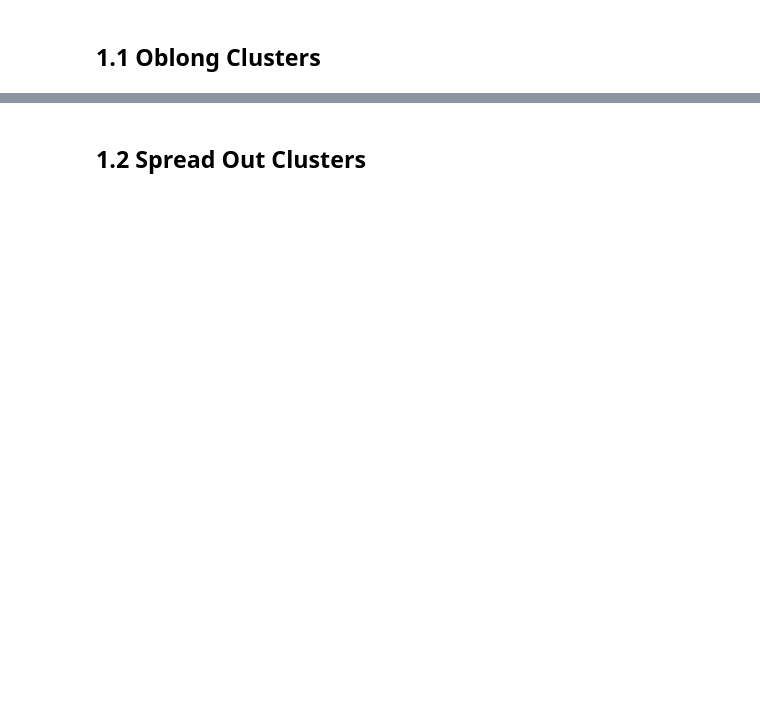
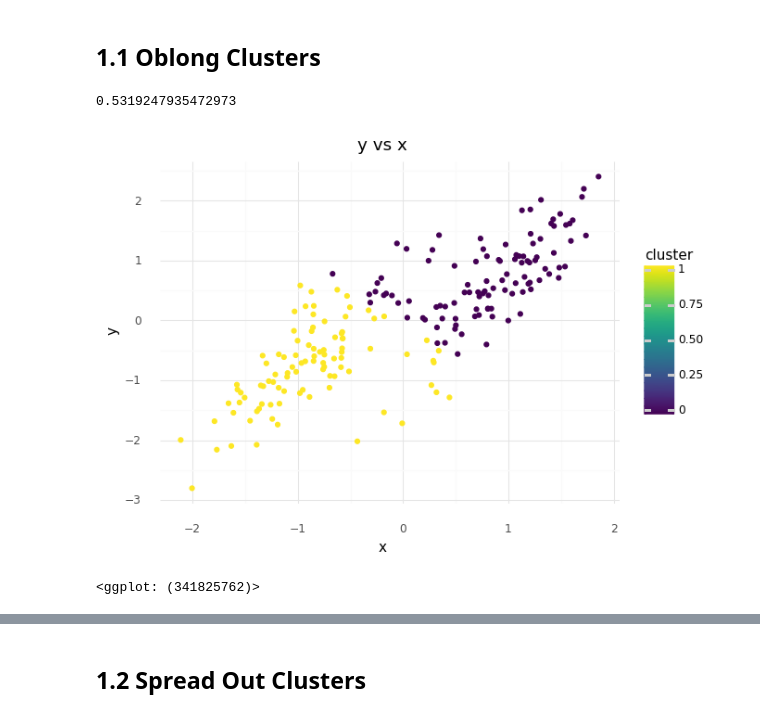
Before and after one commit to min-is/Chapman-University, a Jupyter notebook: CPSC 392 - Data Science/Classwork/17 - EM with Gaussian Mixture Models.ipynb, the cells around one changed output, grey strips where cells are left out. Drawn from its saved outputs; the diff is of its cells as text; code cells hidden in the pictures; blank space fills up the shorter version.

```diff
--- a/CPSC 392 - Data Science/Classwork/17 - EM with Gaussian Mixture Models.ipynb
+++ b/CPSC 392 - Data Science/Classwork/17 - EM with Gaussian Mixture Models.ipynb
@@ -51,0 +46,24 @@ d1 = pd.read_csv("https://raw.githubusercontent.com/cmparlettpelleriti/CPSC392Pa
+# %%
+d1 = pd.read_csv("https://raw.githubusercontent.com/cmparlettpelleriti/CPSC392ParlettPelleriti/master/Data/KMEM1.csv")
+
+# perform K-Means
+
+features = ['x', 'y']
+X = d1[features]
+
+z = StandardScaler()
+X[features] = z.fit_transform(X[features])
+
+km = KMeans(n_clusters = 2)
+km.fit(X)
+
+result = km.predict(X)
+X['cluster'] = result
+print(silhouette_score(X[features], result))
+
+
+(ggplot(X, aes(x = 'x', y = 'y', color = 'cluster')) + geom_point() + theme_minimal() + ggtitle('y vs x'))
+# %% [output]
+0.5319247935472973
+[figure, added]
+<ggplot: (341825762)>
```
Also changed, not shown: parts of 23 cells of this notebook.
